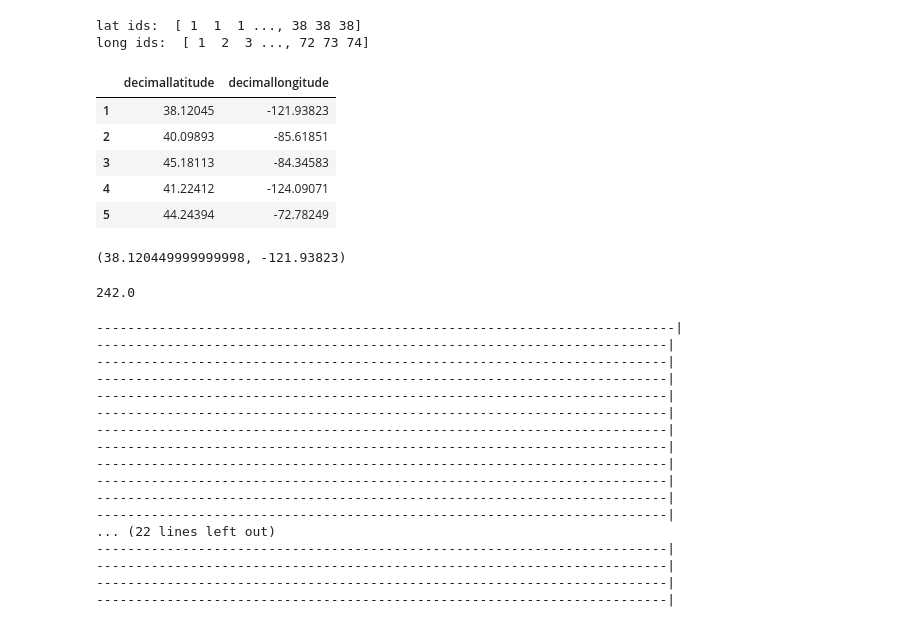
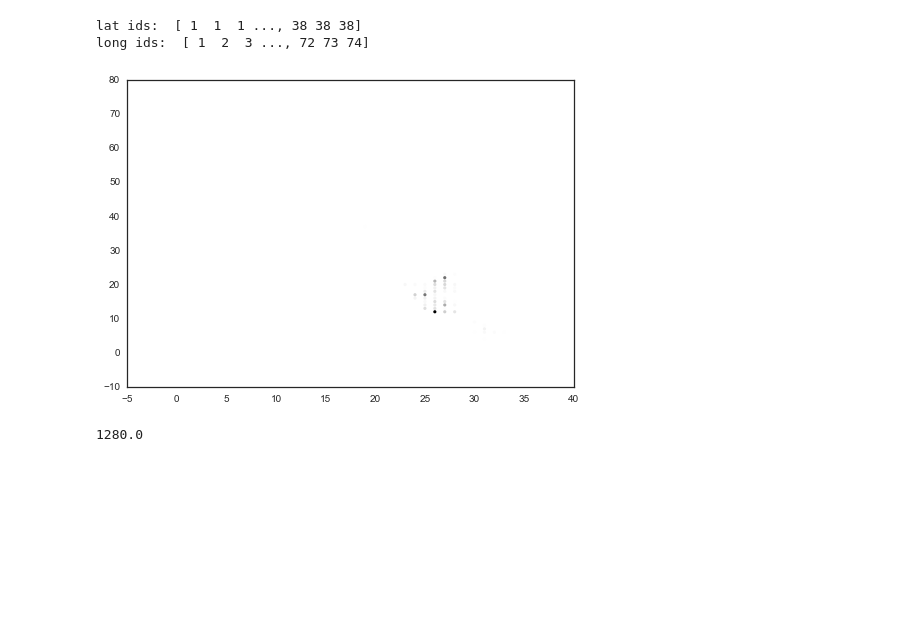
Before and after one commit to averyfaller/AM207Project, a Jupyter notebook: Hierarchical_Bayes.ipynb, the cells around one changed output. Saved outputs shown, nothing was run; the diff lists cells and outputs as text; code cells hidden in the pictures; blank space fills up the shorter version.

```diff
--- a/Hierarchical_Bayes.ipynb
+++ b/Hierarchical_Bayes.ipynb
@@ -72,5 +78,6 @@ Notes: Data effected by number of yearas we include? maybe just include 1 year.
 # %%
 data = full[['decimallatitude','decimallongitude','year']]
+data = data.dropna()
 data.head()
 # %% [output]
 |  | decimallatitude | decimallongitude | year |
@@ -99,5 +110,4 @@ data2015.head()
 # %%
-data2015 = data2015.dropna()
 data2015.shape
 # %% [output]
 (1280, 2)
@@ -134,27 +146,17 @@ print 'long ids: ', np.array(grid_ids)[:,1]
 # %% [output]
 lat ids:  [ 1  1  1 ..., 38 38 38]
 long ids:  [ 1  2  3 ..., 72 73 74]
-# %%
-data2015.head()
-# %% [output]
-|  | decimallatitude | decimallongitude |
-| 1 | 38.12045 | -121.93823 |
-| 2 | 40.09893 | -85.61851 |
-| 3 | 45.18113 | -84.34583 |
-| 4 | 41.22412 | -124.09071 |
-| 5 | 44.24394 | -72.78249 |
-# %%
-data2015.iloc[0,0], data2015.iloc[0,1]
-# %% [output]
-(38.120449999999998, -121.93823)
 # %%
-# create store for grid id indexes
-grid_counts = np.zeros(len(grid_ids))
+def make_grid_counts(data):
+    # create store for grid id indexes
+    grid_counts = np.zeros(len(grid_ids))
 
-# Build grid counts
-for i in range(0, len(data2015)):
-    # get grid id index
-    idx = get_grid_id_from_lat_long(data2015.iloc[i,0],data2015.iloc[i,1])
+    # Build grid counts
+    for i in range(0, len(data)):
+        # get grid id index
+        idx = get_grid_id_from_lat_long(data.iloc[i,0],data.iloc[i,1])
 
-    # add to grid_counts
-    grid_counts[idx] += 1
+        # add to grid_counts
+        grid_counts[idx] += 1
+
+    return grid_counts
@@ -161,35 +169,9 @@ for i in range(0, len(data2015)):
+# %%
+grid_counts = make_grid_counts(data2015)
+plot_grid(grid_counts)
+# %% [output]
+[figure, added]
 # %%
-max(grid_counts)
+sum(grid_counts)
 # %% [output]
-242.0
+1280.0
-# %%
-N = len(grid_counts)
-
-s = ''
-for i in range(N):
-    if grid_counts[i] == 0:
-        s = s + '-'
-    else:
-        s = s + str(int(grid_counts[i])) + "'"
-
-    if i % 73 == 0 and i != 0:
-        print s + '|'
-        s = ''
-# %% [output]
---------------------------------------------------------------------------|
--------------------------------------------------------------------------|
--------------------------------------------------------------------------|
--------------------------------------------------------------------------|
--------------------------------------------------------------------------|
--------------------------------------------------------------------------|
--------------------------------------------------------------------------|
--------------------------------------------------------------------------|
--------------------------------------------------------------------------|
--------------------------------------------------------------------------|
--------------------------------------------------------------------------|
--------------------------------------------------------------------------|
-... (22 lines left out)
--------------------------------------------------------------------------|
--------------------------------------------------------------------------|
--------------------------------------------------------------------------|
--------------------------------------------------------------------------|
```
Also changed, not shown: parts of 36 cells of this notebook.
